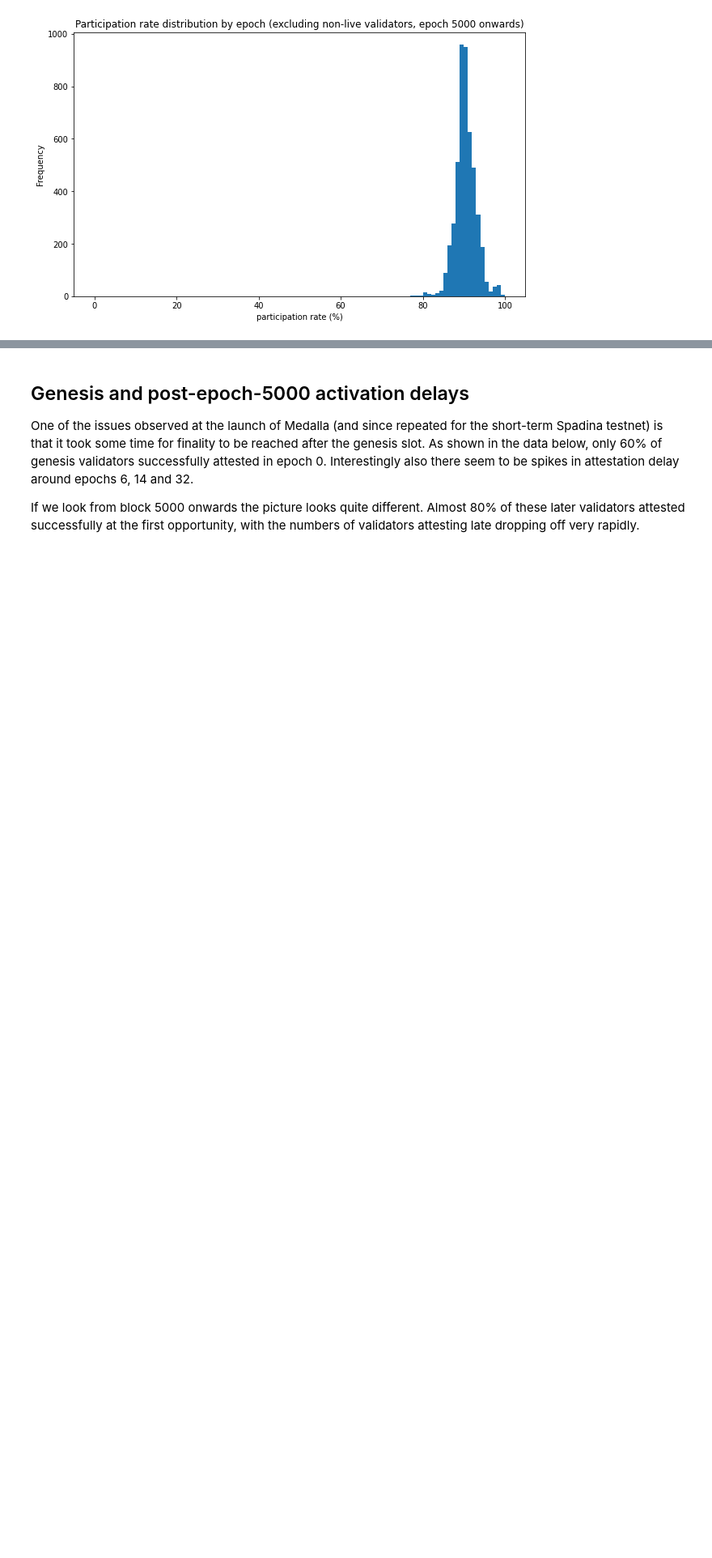
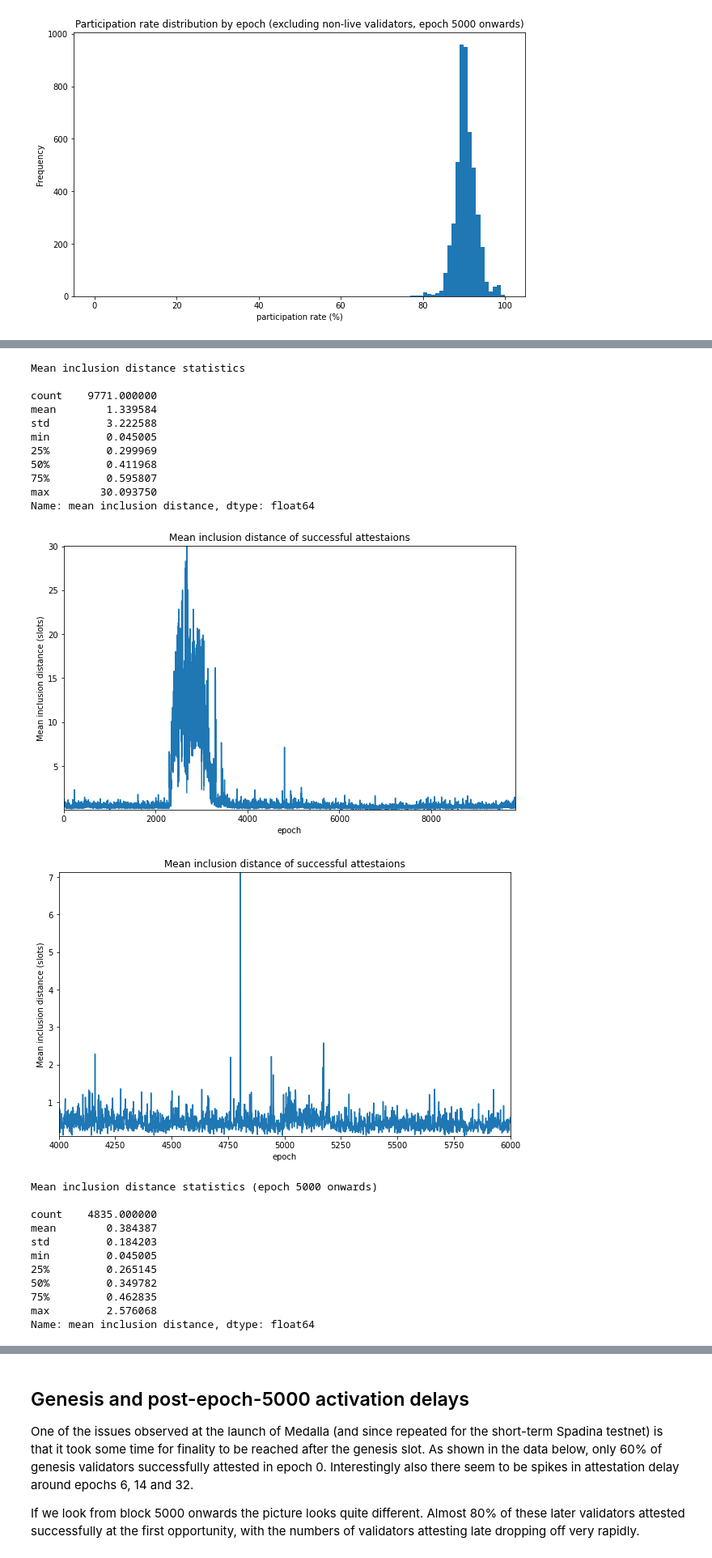
Before and after one commit to pintail-xyz/medalla_analysis, a Jupyter notebook: medalla_analysis.ipynb, the cells around one changed output, grey strips where cells are left out. Shown at 81% size. Cells and saved outputs as stored; diff of their text form; code cells hidden in the pictures; blank space fills up the shorter version.

Commit message:
Added mean inclusion distance analysis

```diff
--- a/medalla_analysis.ipynb
+++ b/medalla_analysis.ipynb
@@ -265,5 +267,5 @@ This is not meant pejoratively! My own validator would show up as *dormant* for
 # %%
-# second pass through attestations: calculate participation rates
+# second pass through attestations: calculate participation rates and mean inclusion distance
 # if the attestation is missed and the validator has not yet done any attestations, it is considered dormant
 # if the attestation is missed and there are no future attestations, it is considered abandoned
 
@@ -274,6 +276,7 @@ absent_count    = [0] * n_epochs
 dormant_count   = [0] * n_epochs
 abandoned_count = [0] * n_epochs
 missed_count    = [0] * n_epochs
+sum_distance    = [0] * n_epochs
 
 for slot in range(latest_slot+1):
     validator_scores = attestation_performance(cursor, slot)
@@ -281,6 +284,7 @@ for slot in range(latest_slot+1):
     for validator_index in validator_scores:
         if validator_scores[validator_index] != -1:
             success_count[epoch]   += 1
+            sum_distance[epoch]    += validator_scores[validator_index]
         elif validators[validator_index]["latest_attestation"] == -1:
             absent_count[epoch]    += 1
         elif slot < validators[validator_index]["first_attestation"]:
@@ -297,5 +301,8 @@ for slot in range(latest_slot+1):
     print(f"Second pass: epoch {epoch} of {latest_slot//32} ({percentage:.2f}%). "
           f"{elapsed} elapsed. {left} left.", end='\r')
 
+mean_inclusion_distance = [sum_distance[e] / success_count[e] if success_count[e] > 0 else None
+                           for e in range(n_epochs)]
+
 print(f"Second pass completed in {elapsed}." + ' ' * 50)
 # %% [output]
@@ -475,3 +491,56 @@ Percentage of epochs over 2/3 participation rate: 100.0%
+# %%
+# graphs and stats for mean inclusion distance
+
+mid_series = pd.Series(mean_inclusion_distance, name="mean inclusion distance")
+
+print("Mean inclusion distance statistics\n")
+print(mid_series.describe(), end='\n\n')
+
+# plot the mean inclusion distance
+fig=plt.figure(figsize=(10,6))
+plt.plot(mid_series)
+plt.margins(0,0)
+plt.title('Mean inclusion distance of successful attestaions')
+plt.xlabel('epoch')
+plt.ylabel('Mean inclusion distance (slots)')
+plt.show()
+
+# plot the mean inclusion distance
+fig=plt.figure(figsize=(10,6))
+plt.plot(mid_series.iloc[4000:6001])
+plt.margins(0,0)
+plt.title('Mean inclusion distance of successful attestaions')
+plt.xlabel('epoch')
+plt.ylabel('Mean inclusion distance (slots)')
+plt.show()
+
+print("Mean inclusion distance statistics (epoch 5000 onwards)\n")
+print(mid_series.iloc[5000:].describe())
+# %% [output]
+Mean inclusion distance statistics
+
+count    9771.000000
+mean        1.339584
+std         3.222588
+min         0.045005
+25%         0.299969
+50%         0.411968
+75%         0.595807
+max        30.093750
+Name: mean inclusion distance, dtype: float64
+[figure, added]
+[figure, added]
+Mean inclusion distance statistics (epoch 5000 onwards)
+
+count    4835.000000
+mean        0.384387
+std         0.184203
+min         0.045005
+25%         0.265145
+50%         0.349782
+75%         0.462835
+max         2.576068
+Name: mean inclusion distance, dtype: float64
 # %% [markdown]
 ## Activation Delays
 Finally, let's take a look at how quickly validators have managed to begin partipating once their respective `activation_epoch` is reached. Here interestingly the data shows that across the dataset, almost three quarters of validators successfully attested their first nominated slot. If this had been replicated at genesis, network finality would have been immediate. Looking at delays means considering only non-absent validators (i.e. validators who made no successful attestations in the entire dataset are excluded).
```
Also changed, not shown: parts of 15 cells of this notebook.
